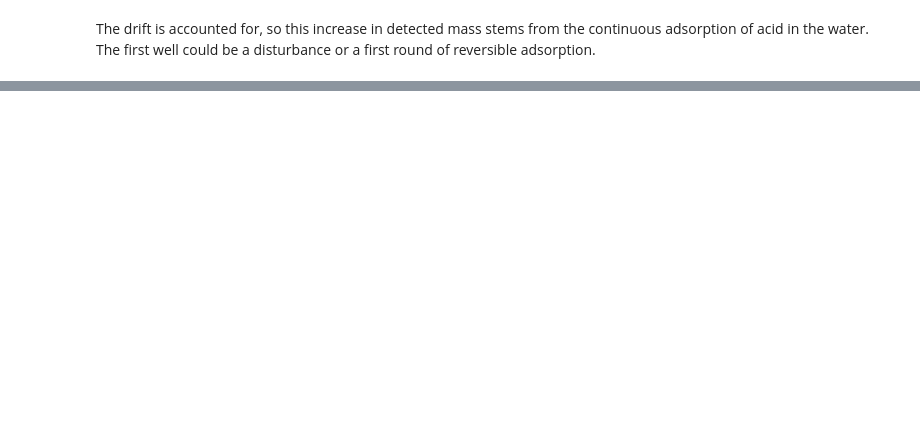
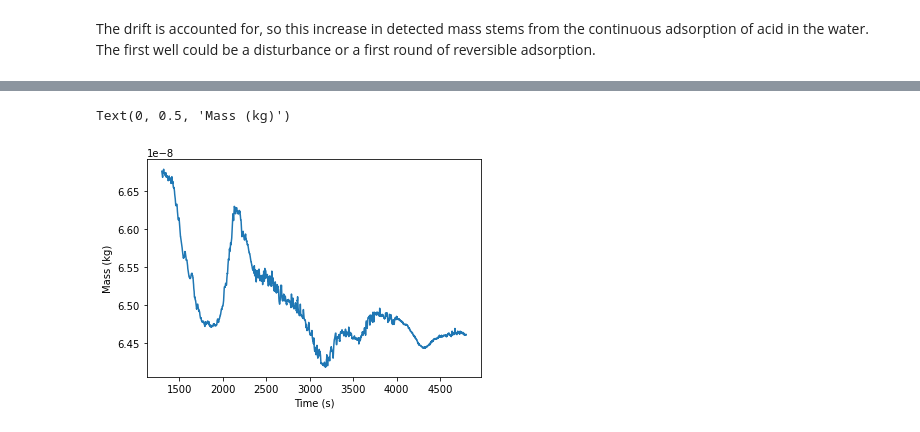
Before and after one commit to Nereumobu/advanced_lab_master, a Jupyter notebook: Ma_17/Task2_monolayer_MUA.ipynb, the cells around one changed output, grey strips where cells are left out. Cells and saved outputs as stored; diff of their text form; code cells hidden in the pictures; blank space fills up the shorter version.

```diff
--- a/Ma_17/Task2_monolayer_MUA.ipynb
+++ b/Ma_17/Task2_monolayer_MUA.ipynb
@@ -200,0 +204,9 @@ The drift is accounted for, so this increase in detected mass stems from the con
+# %%
+deltaf_MUAnodrift=freq_MUA-(linregression.intercept)
+mass_nodrift=-(rho_q*d_q*A)/(f_0)*(deltaf_L+deltaf_MUAnodrift)
+# %%
+plt.plot(time_MUA, mass_nodrift)
+plt.xlabel("Time (s)"); plt.ylabel("Mass (kg)")
+# %% [output]
+Text(0, 0.5, 'Mass (kg)')
+[figure, added]
```
Also changed, not shown: parts of 6 cells of this notebook.
